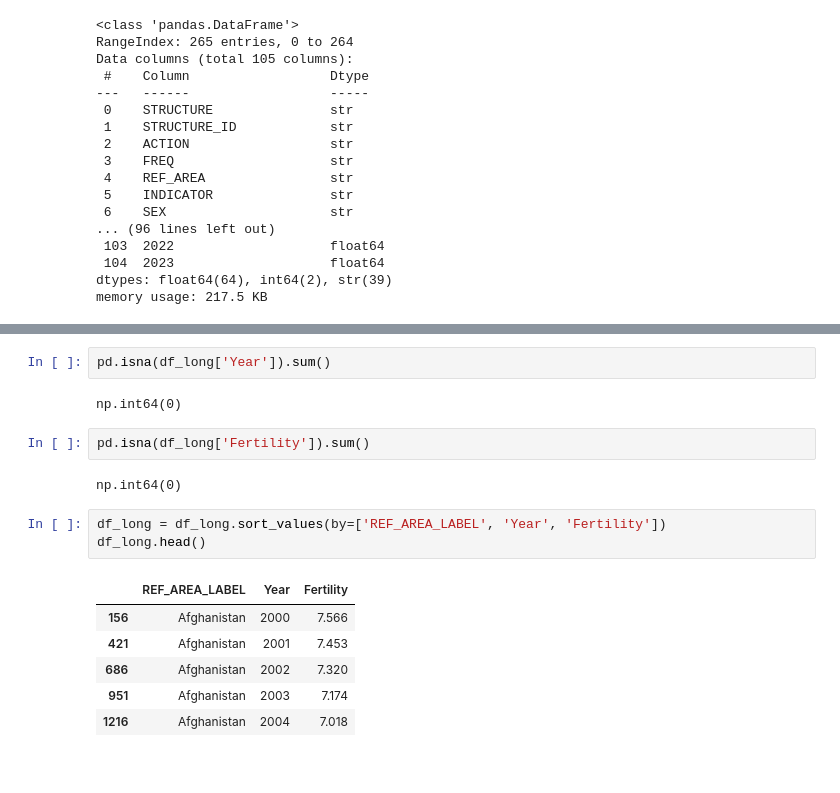
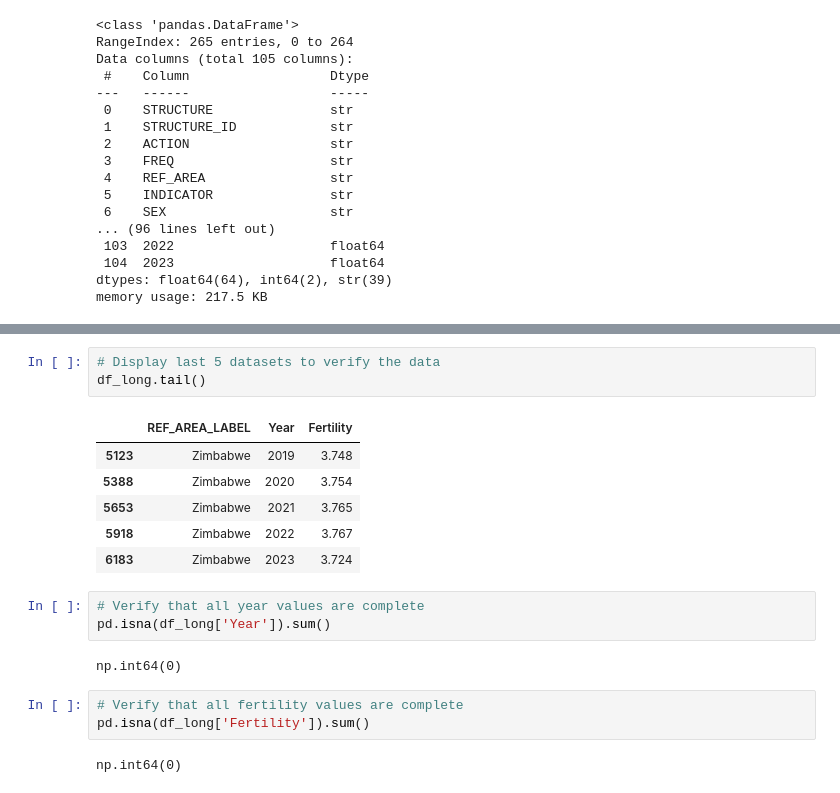
Before and after one commit to aisha-data-dev/fertility-eda-project, a Jupyter notebook: notebooks/fertility_analysis.ipynb, the cells around one changed output, grey strips where cells are left out. Saved outputs shown, nothing was run; the diff lists cells and outputs as text.

```diff
--- a/notebooks/fertility_analysis.ipynb
+++ b/notebooks/fertility_analysis.ipynb
@@ -81,18 +76,20 @@ df_long.describe()
+# %%
+# Display last 5 datasets to verify the data
+df_long.tail()
+# %% [output]
+|  | REF_AREA_LABEL | Year | Fertility |
+| 5123 | Zimbabwe | 2019 | 3.748 |
+| 5388 | Zimbabwe | 2020 | 3.754 |
+| 5653 | Zimbabwe | 2021 | 3.765 |
+| 5918 | Zimbabwe | 2022 | 3.767 |
+| 6183 | Zimbabwe | 2023 | 3.724 |
 # %%
+# Verify that all year values are complete
 pd.isna(df_long['Year']).sum()
 # %% [output]
 np.int64(0)
 # %%
+# Verify that all fertility values are complete
 pd.isna(df_long['Fertility']).sum()
 # %% [output]
 np.int64(0)
-# %%
-df_long = df_long.sort_values(by=['REF_AREA_LABEL', 'Year', 'Fertility'])
-df_long.head()
-# %% [output]
-|  | REF_AREA_LABEL | Year | Fertility |
-| 156 | Afghanistan | 2000 | 7.566 |
-| 421 | Afghanistan | 2001 | 7.453 |
-| 686 | Afghanistan | 2002 | 7.320 |
-| 951 | Afghanistan | 2003 | 7.174 |
-| 1216 | Afghanistan | 2004 | 7.018 |
```
Also changed, not shown: parts of 23 cells of this notebook.
